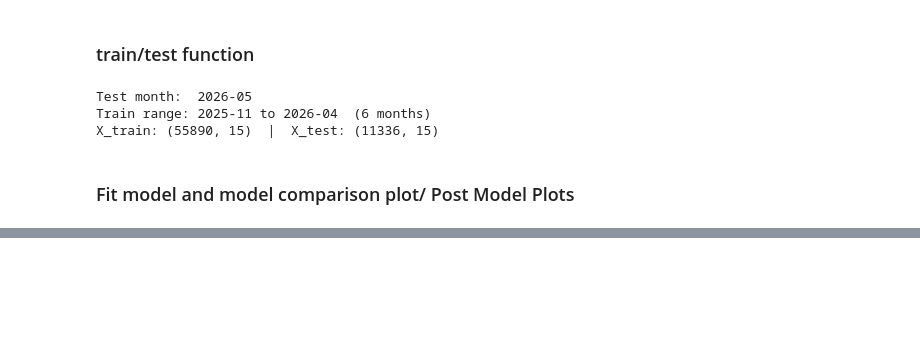
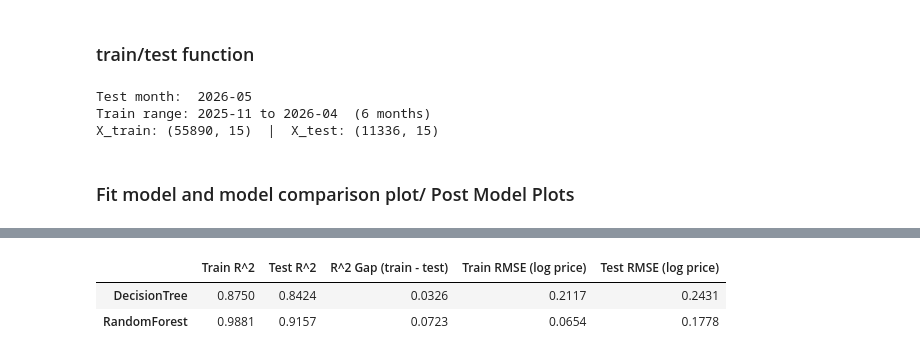
Before and after one commit to matthewviray/idx-exchange-project, a Jupyter notebook: notebooks/04_model_comparison.ipynb, the cells around one changed output, grey strips where cells are left out. Saved outputs shown, nothing was run; the diff lists cells and outputs as text; code cells hidden in the pictures; blank space fills up the shorter version.

```diff
--- a/notebooks/04_model_comparison.ipynb
+++ b/notebooks/04_model_comparison.ipynb
@@ -121,3 +211,21 @@ RandomForest
+# %%
+# Summary table — train vs. test R^2/RMSE per model, plus the overfitting gap
+metrics_table = pd.DataFrame({
+    name: {
+        'Train R^2': res['train_r2'],
+        'Test R^2': res['r2'],
+        'R^2 Gap (train - test)': res['train_r2'] - res['r2'],
+        'Train RMSE (log price)': res['train_rmse'],
+        'Test RMSE (log price)': res['rmse'],
+    }
+    for name, res in results.items()
+}).T
+
+metrics_table.round(4)
+# %% [output]
+|  | Train R^2 | Test R^2 | R^2 Gap (train - test) | Train RMSE (log price) | Test RMSE (log price) |
+| DecisionTree | 0.8750 | 0.8424 | 0.0326 | 0.2117 | 0.2431 |
+| RandomForest | 0.9881 | 0.9157 | 0.0723 | 0.0654 | 0.1778 |
 # %%
 # R^2 comparison chart — linear baseline value hardcoded from 03_baseline_model.ipynb
 baseline_r2 = 0.7618
```
Also changed, not shown: parts of 7 cells of this notebook.
